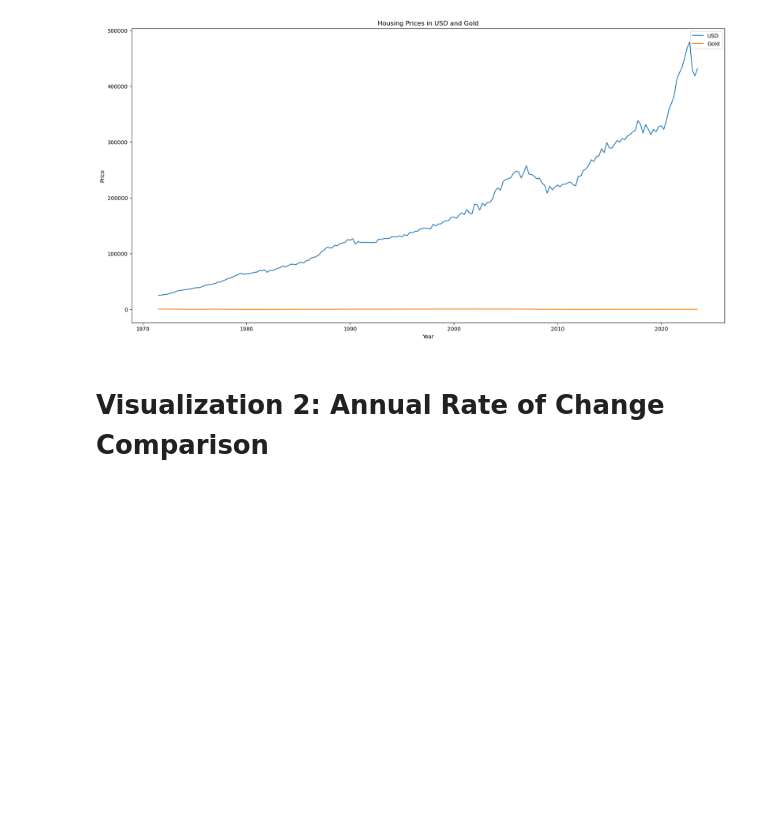
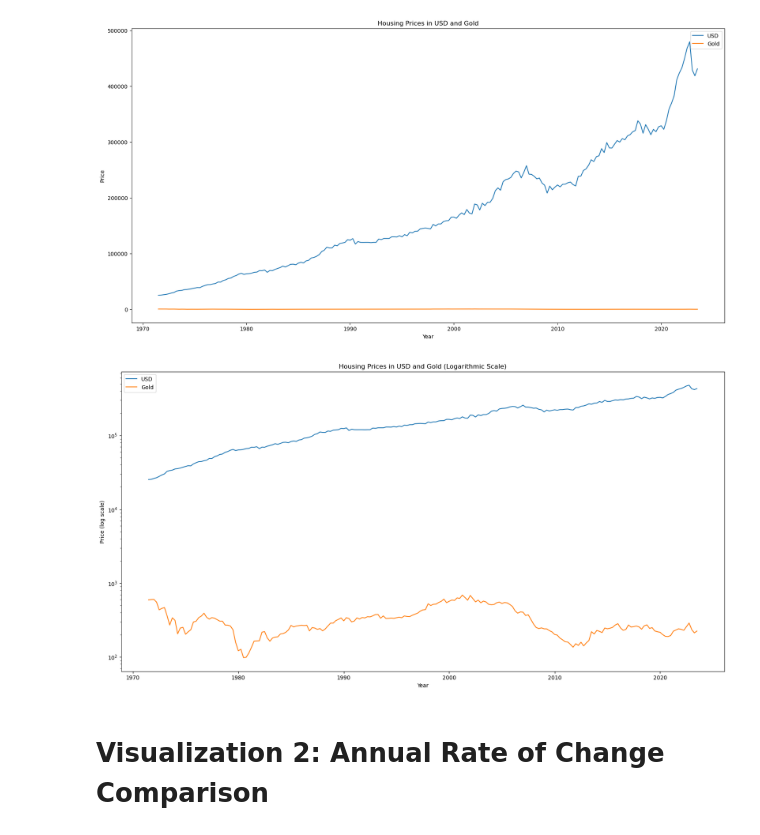
Before and after one commit to juanlavieri/housing_currency, a Jupyter notebook: Comparative_Housing_Prices_Analysis.ipynb, the cells around one changed output. Drawn from its saved outputs; the diff is of its cells as text; code cells hidden in the pictures; blank space fills up the shorter version.

Commit message:
Adding housing prices in gold using log in order to show better reference

```diff
--- a/Comparative_Housing_Prices_Analysis.ipynb
+++ b/Comparative_Housing_Prices_Analysis.ipynb
@@ -512,6 +512,19 @@ plt.legend()
 plt.show()
 # %% [output]
 [figure]
+# %%
+#Grpah of housing prices with gold
+plt.figure(figsize=(20, 10))
+plt.yscale('log')  # Set the y-axis to a logarithmic scale
+plt.plot(aligned_housing_prices_for_gold_df.index, aligned_housing_prices_for_gold_df['MSPUS'], label='USD')
+plt.plot(aligned_housing_prices_for_gold_df.index, housing_prices_with_gold_df['Gold Equivalent'], label='Gold')
+plt.title('Housing Prices in USD and Gold (Logarithmic Scale)')
+plt.xlabel('Year')
+plt.ylabel('Price (log scale)')
+plt.legend()
+plt.show()
+# %% [output]
+[figure, added]
 # %% [markdown]
 # Visualization 2: Annual Rate of Change Comparison
 # %%
```
